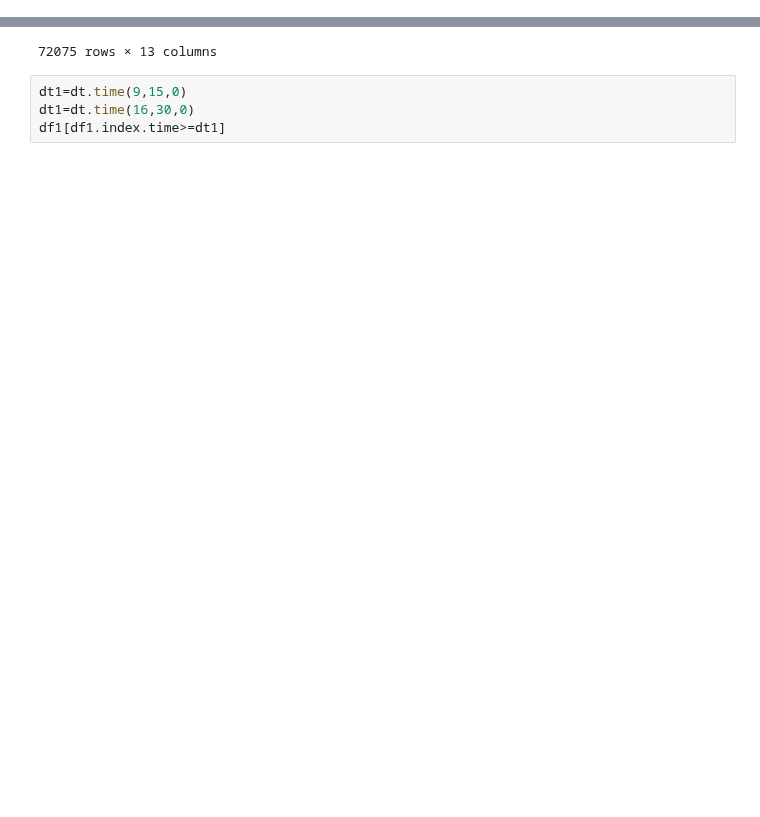
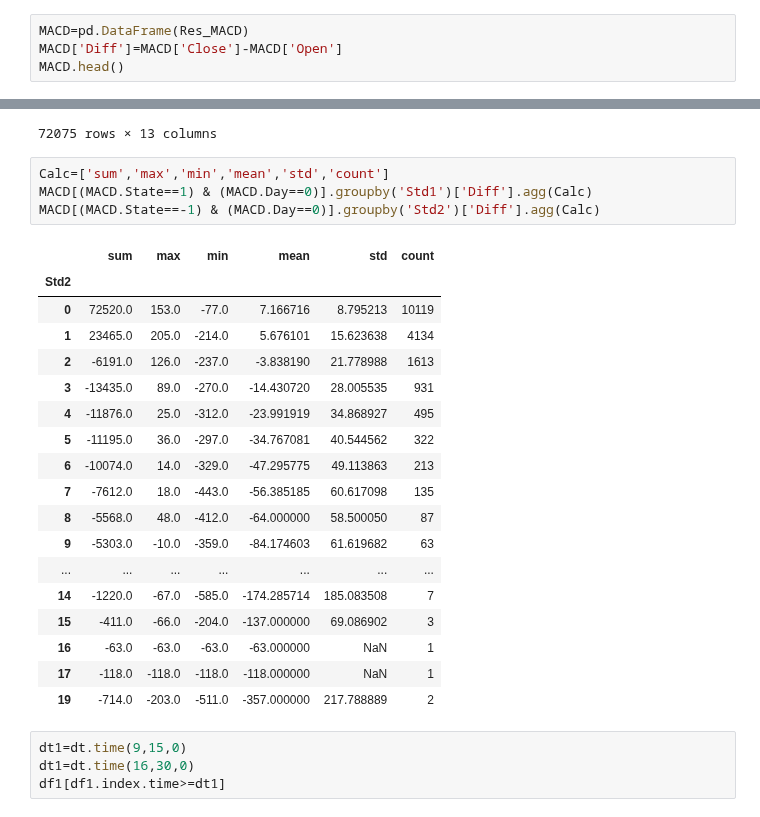
Before and after one commit to che7611/test2, a Jupyter notebook: YD.ipynb, the cells around one changed output, grey strips where cells are left out. Drawn from its saved outputs; the diff is of its cells as text; blank space fills up the shorter version.

```diff
--- a/YD.ipynb
+++ b/YD.ipynb
@@ -202,0 +194,4 @@ Ma60[(Ma60.State==1) & (Ma60.Day==0)].groupby('Std1')['Diff'].agg(['sum','max','
+# %%
+MACD=pd.DataFrame(Res_MACD)
+MACD['Diff']=MACD['Close']-MACD['Open']
+MACD.head()
@@ -223,6 +225,29 @@ df2
 | 72073 | 2019-03-29 15:57:00 | 29177.0 | 12 | 1 | 2019-03-29 16:09:00 | 29124.0 | 72073 | 29088.0 | 29117.0 | -1 | 3 | ... |
 | 72074 | 2019-03-29 16:09:00 | 29101.0 | 6 | 1 | 2019-03-29 16:15:00 | 29177.0 | 72074 | 29106.0 | 29177.0 | 1 | 1 | ... |
 72075 rows × 13 columns
+# %%
+Calc=['sum','max','min','mean','std','count']
+MACD[(MACD.State==1) & (MACD.Day==0)].groupby('Std1')['Diff'].agg(Calc)
+MACD[(MACD.State==-1) & (MACD.Day==0)].groupby('Std2')['Diff'].agg(Calc)
+# %% [output]
+|  | sum | max | min | mean | std | count |
+| Std2 |  |  |  |  |  |  |
+| 0 | 72520.0 | 153.0 | -77.0 | 7.166716 | 8.795213 | 10119 |
+| 1 | 23465.0 | 205.0 | -214.0 | 5.676101 | 15.623638 | 4134 |
+| 2 | -6191.0 | 126.0 | -237.0 | -3.838190 | 21.778988 | 1613 |
+| 3 | -13435.0 | 89.0 | -270.0 | -14.430720 | 28.005535 | 931 |
+| 4 | -11876.0 | 25.0 | -312.0 | -23.991919 | 34.868927 | 495 |
+| 5 | -11195.0 | 36.0 | -297.0 | -34.767081 | 40.544562 | 322 |
+| 6 | -10074.0 | 14.0 | -329.0 | -47.295775 | 49.113863 | 213 |
+| 7 | -7612.0 | 18.0 | -443.0 | -56.385185 | 60.617098 | 135 |
+| 8 | -5568.0 | 48.0 | -412.0 | -64.000000 | 58.500050 | 87 |
+| 9 | -5303.0 | -10.0 | -359.0 | -84.174603 | 61.619682 | 63 |
+| ... | ... | ... | ... | ... | ... | ... |
+| 14 | -1220.0 | -67.0 | -585.0 | -174.285714 | 185.083508 | 7 |
+| 15 | -411.0 | -66.0 | -204.0 | -137.000000 | 69.086902 | 3 |
+| 16 | -63.0 | -63.0 | -63.0 | -63.000000 | NaN | 1 |
+| 17 | -118.0 | -118.0 | -118.0 | -118.000000 | NaN | 1 |
+| 19 | -714.0 | -203.0 | -511.0 | -357.000000 | 217.788889 | 2 |
 # %%
 dt1=dt.time(9,15,0)
 dt1=dt.time(16,30,0)
```
Also changed, not shown: parts of 8 cells of this notebook.
